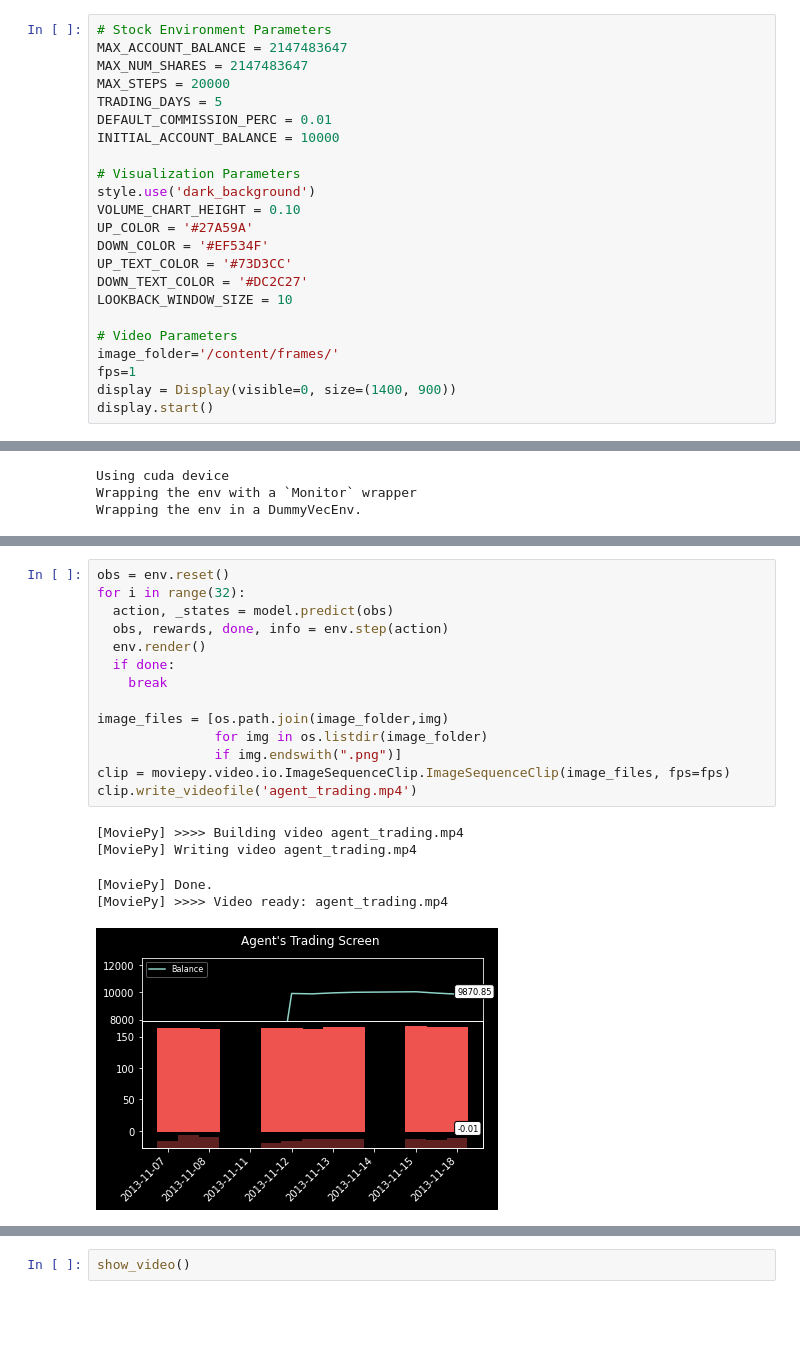
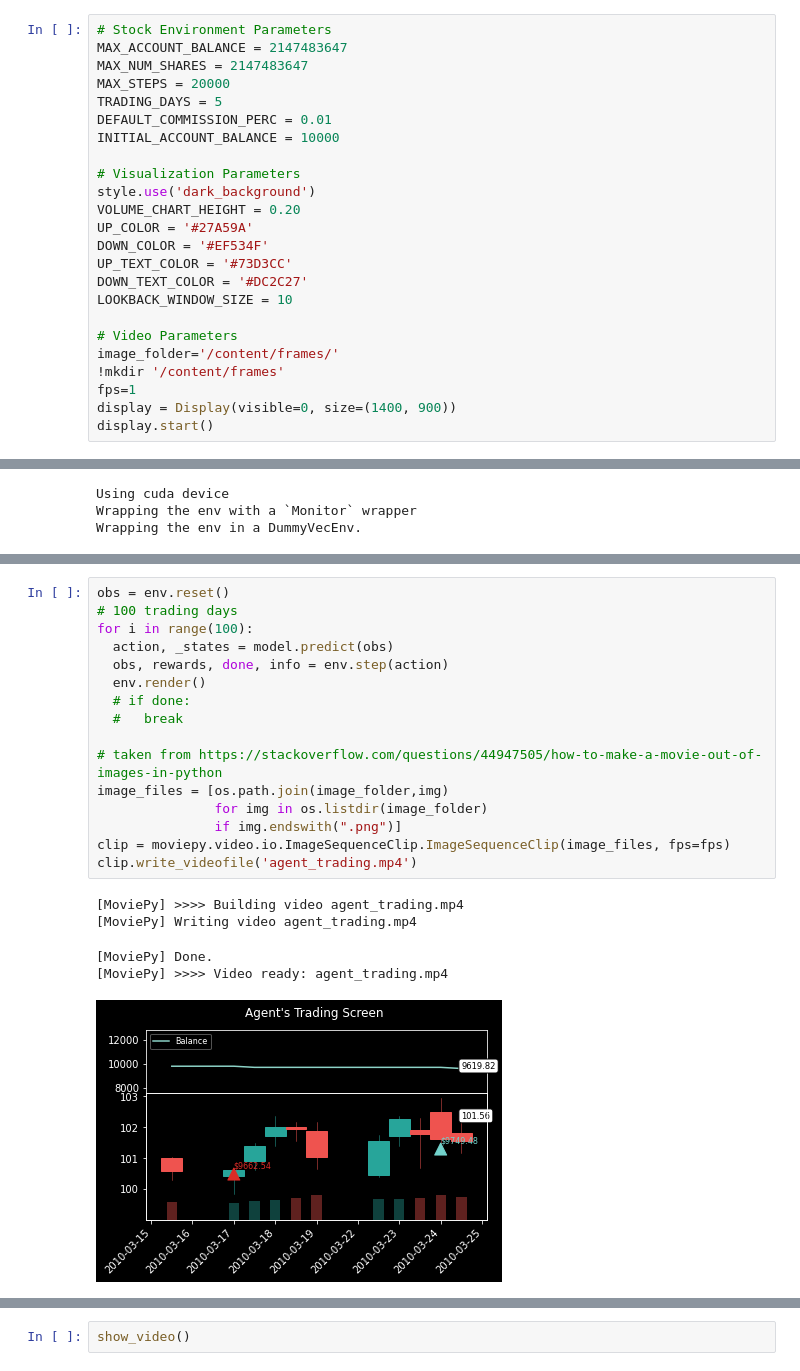
Before and after one commit to AdamClarkStandke/ReinforcementLearning, a Jupyter notebook: SecondStockEnivornment.ipynb, the cells around one changed output, grey strips where cells are left out. Saved outputs shown, nothing was run; the diff lists cells and outputs as text; blank space fills up the shorter version.

```diff
--- a/SecondStockEnivornment.ipynb
+++ b/SecondStockEnivornment.ipynb
@@ -76,7 +75,7 @@ INITIAL_ACCOUNT_BALANCE = 10000
 
 # Visualization Parameters
 style.use('dark_background')
-VOLUME_CHART_HEIGHT = 0.10
+VOLUME_CHART_HEIGHT = 0.20
 UP_COLOR = '#27A59A'
 DOWN_COLOR = '#EF534F'
 UP_TEXT_COLOR = '#73D3CC'
@@ -85,6 +84,7 @@ LOOKBACK_WINDOW_SIZE = 10
 
 # Video Parameters
 image_folder='/content/frames/'
+!mkdir '/content/frames'
 fps=1
 display = Display(visible=0, size=(1400, 900))
 display.start()
@@ -474,22 +499,24 @@ model.learn(total_timesteps=MAX_STEPS)
 <stable_baselines3.ppo.ppo.PPO at 0x...>
 # %%
 obs = env.reset()
-for i in range(32):
+# 100 trading days
+for i in range(100):
   action, _states = model.predict(obs)
   obs, rewards, done, info = env.step(action)
   env.render()
-  if done:
-    break
+  # if done:
+  #   break
 
+# taken from https://stackoverflow.com/questions/44947505/how-to-make-a-movie-out-of-images-in-python
 image_files = [os.path.join(image_folder,img)
                for img in os.listdir(image_folder)
                if img.endswith(".png")]
 clip = moviepy.video.io.ImageSequenceClip.ImageSequenceClip(image_files, fps=fps)
 clip.write_videofile('agent_trading.mp4')
 # %% [output]
 [MoviePy] >>>> Building video agent_trading.mp4
 [MoviePy] Writing video agent_trading.mp4
 [MoviePy] Done.
 [MoviePy] >>>> Video ready: agent_trading.mp4
-[figure, old version]
+[figure, new version]
 # %%
```
Also changed, not shown: parts of 5 cells of this notebook.
